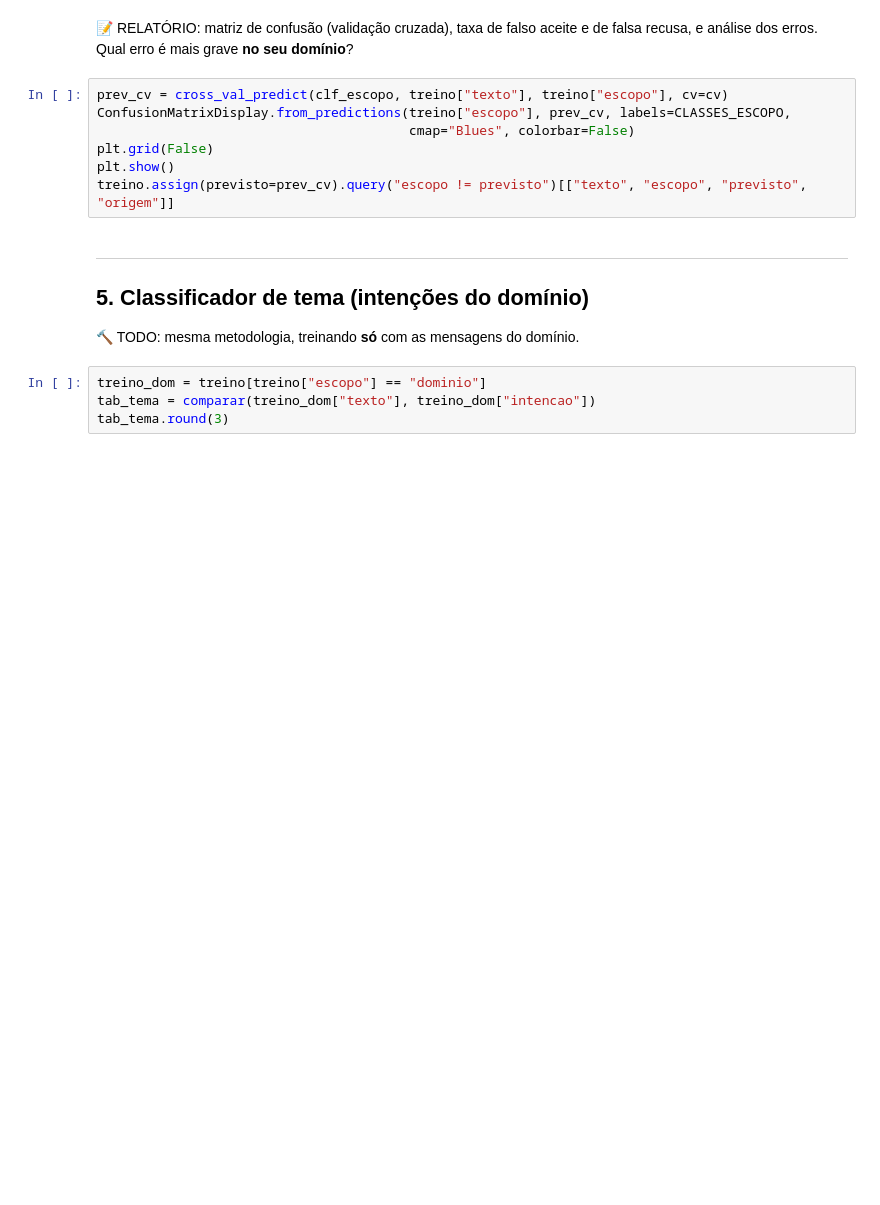
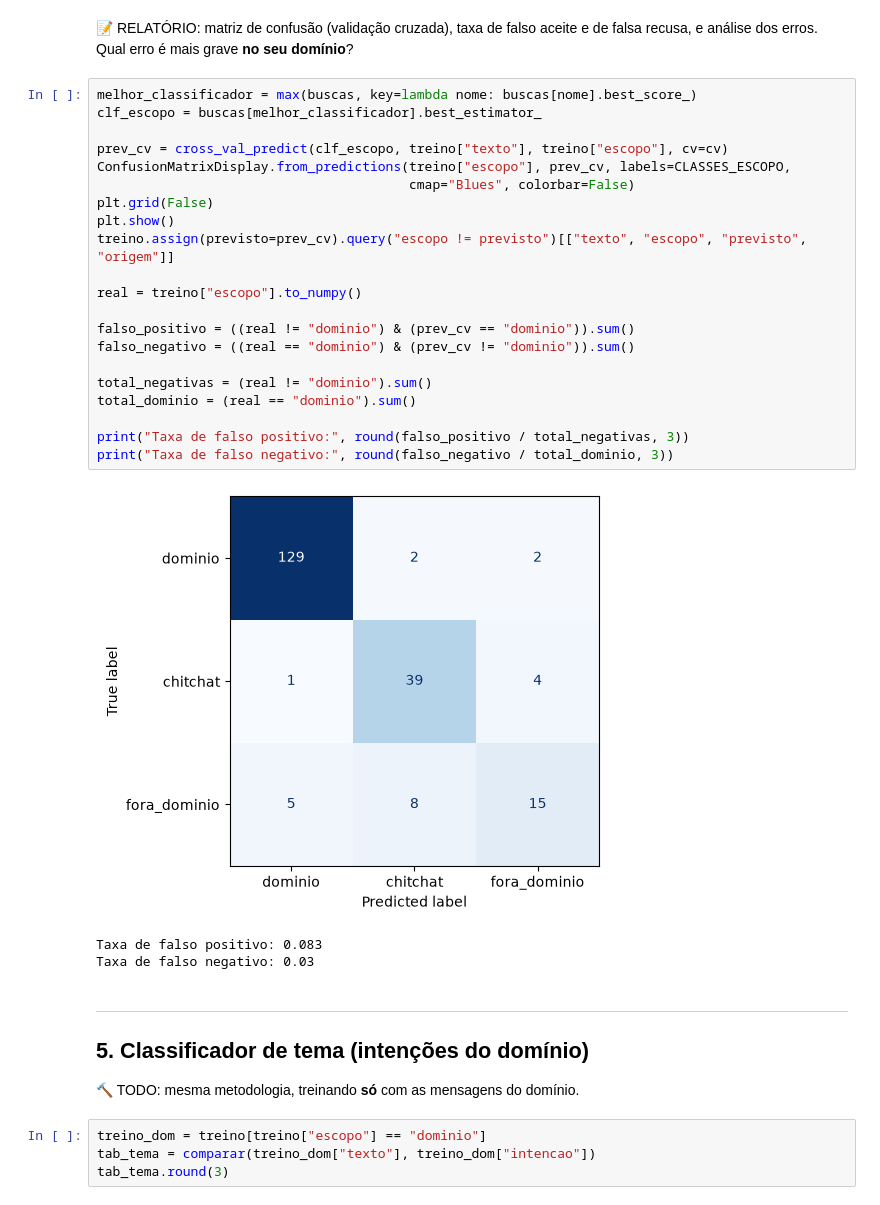
Before and after one commit to dudamacedo26/IA-2026-02-TP-Chatbot, a Jupyter notebook: notebooks/01_trabalho_grupo.ipynb, the cells around one changed output. Drawn from its saved outputs; the diff is of its cells as text; blank space fills up the shorter version.

Commit message:
dev:etapas de classificadores

```diff
--- a/notebooks/01_trabalho_grupo.ipynb
+++ b/notebooks/01_trabalho_grupo.ipynb
@@ -208,12 +327,30 @@ print(busca_mlp.best_params_, round(busca_mlp.best_score_, 3))
 📝 RELATÓRIO: matriz de confusão (validação cruzada), taxa de falso aceite e de
 falsa recusa, e análise dos erros. Qual erro é mais grave **no seu domínio**?
 # %%
+melhor_classificador = max(buscas, key=lambda nome: buscas[nome].best_score_)
+clf_escopo = buscas[melhor_classificador].best_estimator_
+
 prev_cv = cross_val_predict(clf_escopo, treino["texto"], treino["escopo"], cv=cv)
 ConfusionMatrixDisplay.from_predictions(treino["escopo"], prev_cv, labels=CLASSES_ESCOPO,
                                         cmap="Blues", colorbar=False)
 plt.grid(False)
 plt.show()
 treino.assign(previsto=prev_cv).query("escopo != previsto")[["texto", "escopo", "previsto", "origem"]]
+
+real = treino["escopo"].to_numpy()
+
+falso_positivo = ((real != "dominio") & (prev_cv == "dominio")).sum()
+falso_negativo = ((real == "dominio") & (prev_cv != "dominio")).sum()
+
+total_negativas = (real != "dominio").sum()
+total_dominio = (real == "dominio").sum()
+
+print("Taxa de falso positivo:", round(falso_positivo / total_negativas, 3))
+print("Taxa de falso negativo:", round(falso_negativo / total_dominio, 3))
+# %% [output]
+[figure, added]
+Taxa de falso positivo: 0.083
+Taxa de falso negativo: 0.03
 # %% [markdown]
 ---
 ## 5. Classificador de tema (intenções do domínio)
```
Also changed, not shown: parts of 5 cells of this notebook, 1 other file.
